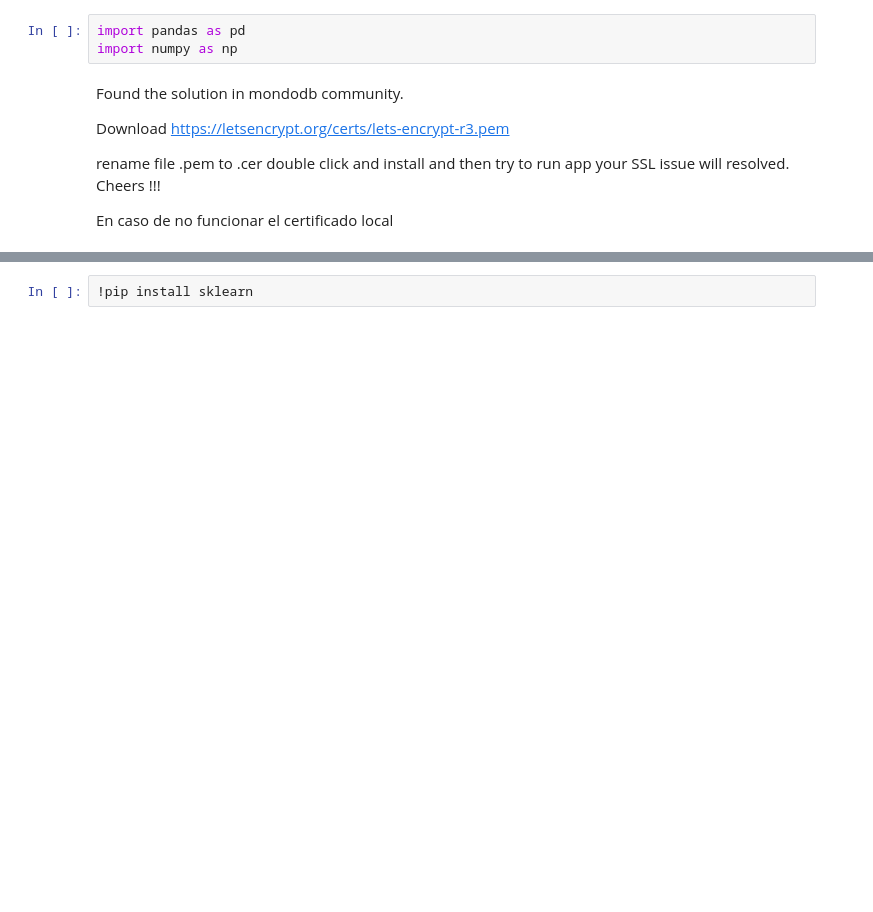
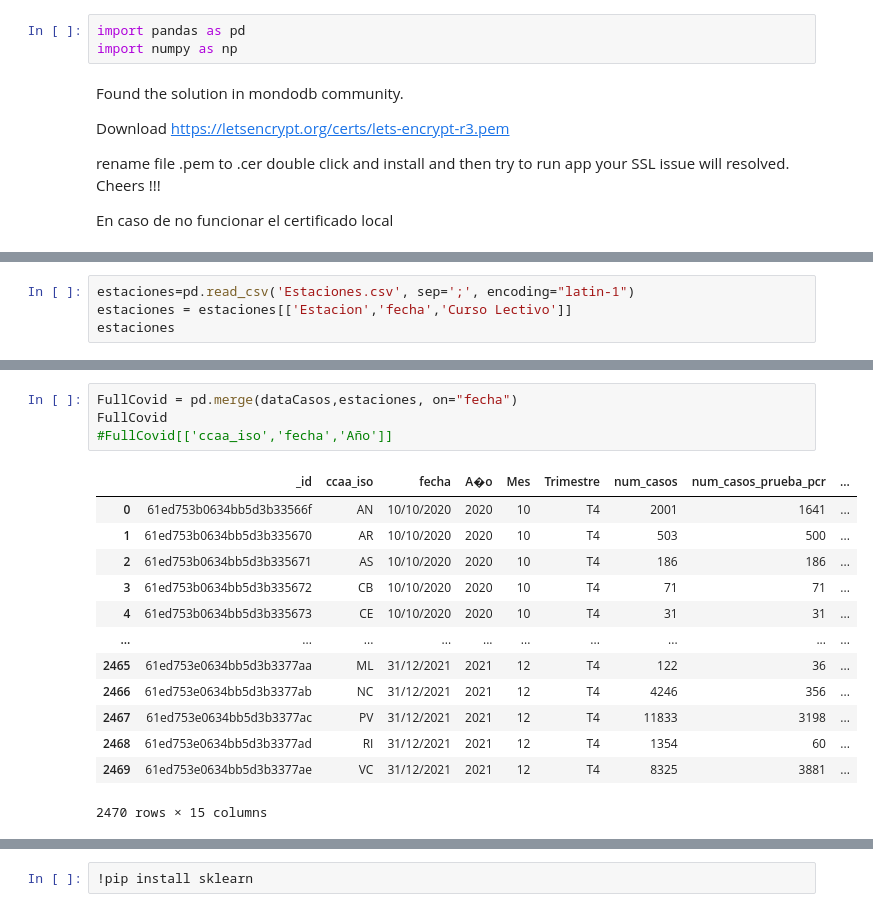
Before and after one commit to huezodaniel/TFM, a Jupyter notebook: ModeloCovid.ipynb, the cells around one changed output, grey strips where cells are left out. Drawn from its saved outputs; the diff is of its cells as text; blank space fills up the shorter version.

```diff
--- a/ModeloCovid.ipynb
+++ b/ModeloCovid.ipynb
@@ -67,0 +31,4 @@ funcionGeneraPeriodos('15 de enero','2021')
+# %%
+estaciones=pd.read_csv('Estaciones.csv', sep=';', encoding="latin-1")
+estaciones = estaciones[['Estacion','fecha','Curso Lectivo']]
+estaciones
@@ -100,3 +99,21 @@ display(dataVacunados)
+# %%
+FullCovid = pd.merge(dataCasos,estaciones, on="fecha")
+FullCovid
+#FullCovid[['ccaa_iso','fecha','Año']]
+# %% [output]
+|  | _id | ccaa_iso | fecha | A�o | Mes | Trimestre | num_casos | num_casos_prueba_pcr | ... |
+| 0 | 61ed753b0634bb5d3b33566f | AN | 10/10/2020 | 2020 | 10 | T4 | 2001 | 1641 | ... |
+| 1 | 61ed753b0634bb5d3b335670 | AR | 10/10/2020 | 2020 | 10 | T4 | 503 | 500 | ... |
+| 2 | 61ed753b0634bb5d3b335671 | AS | 10/10/2020 | 2020 | 10 | T4 | 186 | 186 | ... |
+| 3 | 61ed753b0634bb5d3b335672 | CB | 10/10/2020 | 2020 | 10 | T4 | 71 | 71 | ... |
+| 4 | 61ed753b0634bb5d3b335673 | CE | 10/10/2020 | 2020 | 10 | T4 | 31 | 31 | ... |
+| ... | ... | ... | ... | ... | ... | ... | ... | ... | ... |
+| 2465 | 61ed753e0634bb5d3b3377aa | ML | 31/12/2021 | 2021 | 12 | T4 | 122 | 36 | ... |
+| 2466 | 61ed753e0634bb5d3b3377ab | NC | 31/12/2021 | 2021 | 12 | T4 | 4246 | 356 | ... |
+| 2467 | 61ed753e0634bb5d3b3377ac | PV | 31/12/2021 | 2021 | 12 | T4 | 11833 | 3198 | ... |
+| 2468 | 61ed753e0634bb5d3b3377ad | RI | 31/12/2021 | 2021 | 12 | T4 | 1354 | 60 | ... |
+| 2469 | 61ed753e0634bb5d3b3377ae | VC | 31/12/2021 | 2021 | 12 | T4 | 8325 | 3881 | ... |
+2470 rows × 15 columns
 # %%
 !pip install seaborn
 # %% [output]
```
Also changed, not shown: parts of 7 cells of this notebook, 5 other files.
